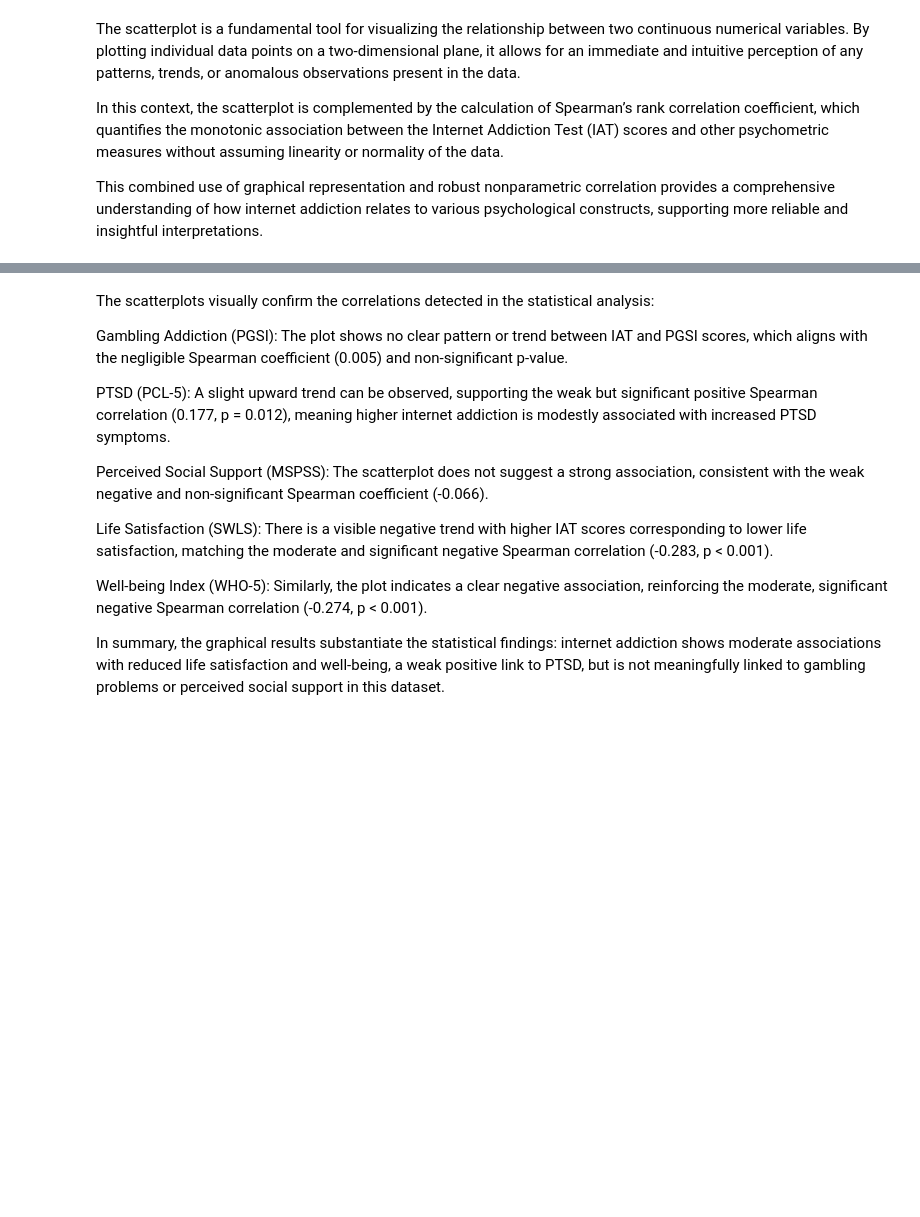
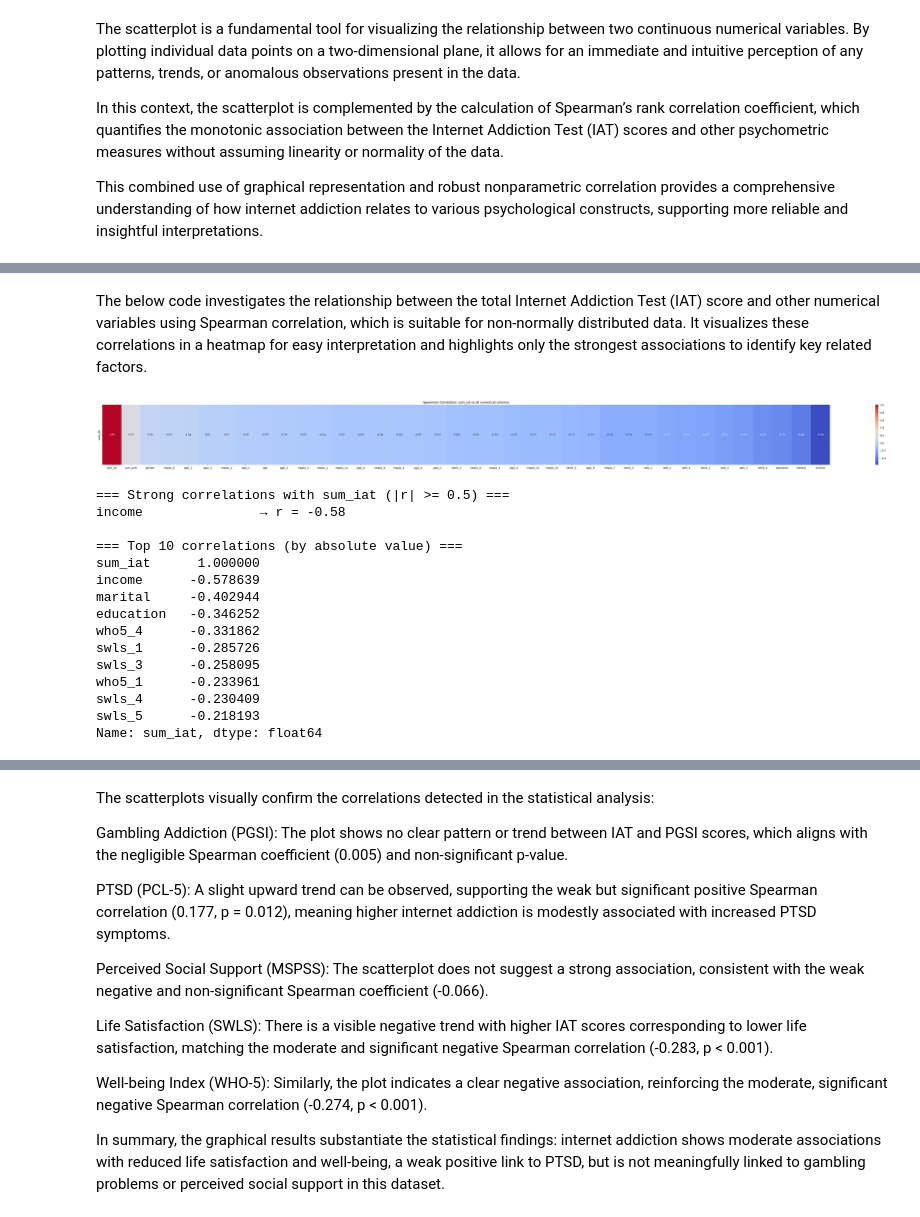
Before and after one commit to francescaius/ehealth2025_gruppo12, a Jupyter notebook: eHealthProject_20252026/dataset_analysis copy2.ipynb, the cells around one changed output, grey strips where cells are left out. Drawn from its saved outputs; the diff is of its cells as text; code cells hidden in the pictures; blank space fills up the shorter version.

Commit message:
calcolo somma PCL5 e nuovi aggiornamenti associati

```diff
--- a/eHealthProject_20252026/dataset_analysis copy2.ipynb
+++ b/eHealthProject_20252026/dataset_analysis copy2.ipynb
@@ -1391,0 +1518,4 @@ This combined use of graphical representation and robust nonparametric correlati
+# %%
+existing_pcl5_cols = [col for col in pcl5_cols if col in df_filtered.columns]
+df_filtered = df_filtered.drop(columns=existing_pcl5_cols)
+df_filtered
@@ -1391,0 +1536,57 @@ This combined use of graphical representation and robust nonparametric correlati
+# %% [markdown]
+The below code investigates the relationship between the total Internet Addiction Test (IAT) score and other numerical variables using Spearman correlation, which is suitable for non-normally distributed data. It visualizes these correlations in a heatmap for easy interpretation and highlights only the strongest associations to identify key related factors.
+# %%
+# Correlation between total IAT score (sum_iat) and all other columns
+# - Calculate Spearman correlation (does not assume normality)
+# - Show heatmap of correlations with sum_iat
+# - Print strong correlations (|r| >= 0.5)
+
+# Select only numerical columns (exclude textual labels)
+num_cols = df_filtered.select_dtypes(include=['number']).columns
+
+# Calculate correlation with sum_iat using Spearman method
+corr_with_iat = df_filtered[num_cols].corr(method='spearman')['sum_iat'].sort_values(ascending=False)
+
+# Create a DataFrame for the heatmap: one row comparing sum_iat vs all others
+corr_df = corr_with_iat.to_frame().T
+corr_df.index = ['sum_iat']
+
+# Plot Heatmap
+plt.figure(figsize=(50, 4))
+sns.heatmap(corr_df, annot=True, cmap="coolwarm", fmt=".2f", cbar=True)
+plt.title("Spearman Correlation: sum_iat vs all numerical columns")
+plt.tight_layout()
+plt.show()
+
+# Print strong correlations
+threshold = 0.5  # You can adjust this threshold
+print("=== Strong correlations with sum_iat (|r| >= 0.5) ===")
+strong_corrs = corr_with_iat[abs(corr_with_iat) >= threshold]
+
+if not strong_corrs.empty:
+    for col, r in strong_corrs.items():
+        if col != 'sum_iat':
+            print(f"{col:20s} → r = {r:.2f}")
+else:
+    print("No strong correlations found (|r| < 0.5).")
+
+# (Optional) Show top 10 correlations by absolute value
+print("\n=== Top 10 correlations (by absolute value) ===")
+print(corr_with_iat.reindex(corr_with_iat.abs().sort_values(ascending=False).index)[:10])
+# %% [output]
+[figure, added]
+=== Strong correlations with sum_iat (|r| >= 0.5) ===
+income               → r = -0.58
+
+=== Top 10 correlations (by absolute value) ===
+sum_iat      1.000000
+income      -0.578639
+marital     -0.402944
+education   -0.346252
+who5_4      -0.331862
+swls_1      -0.285726
+swls_3      -0.258095
+who5_1      -0.233961
+swls_4      -0.230409
+swls_5      -0.218193
+Name: sum_iat, dtype: float64
```
Also changed, not shown: parts of 15 cells of this notebook.
